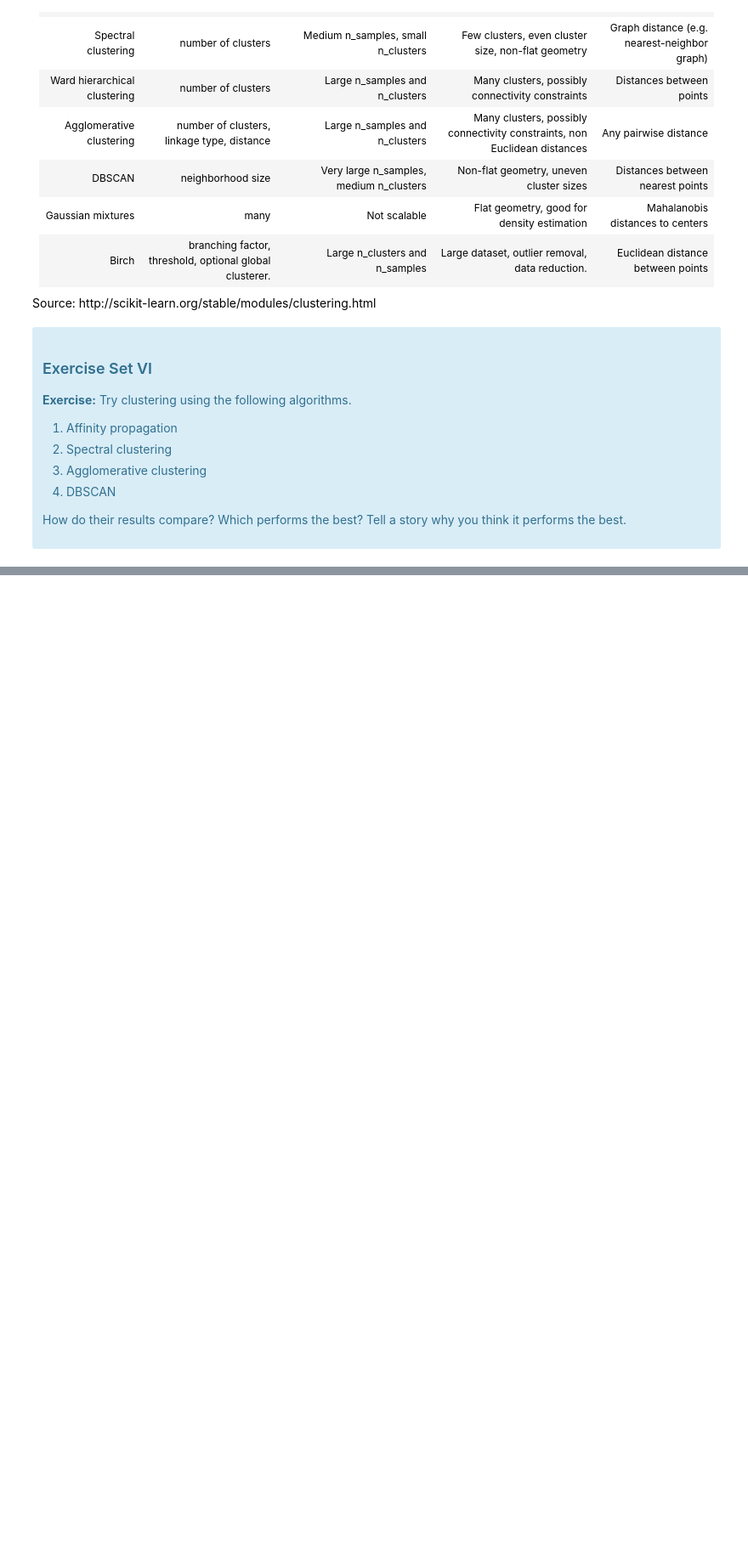
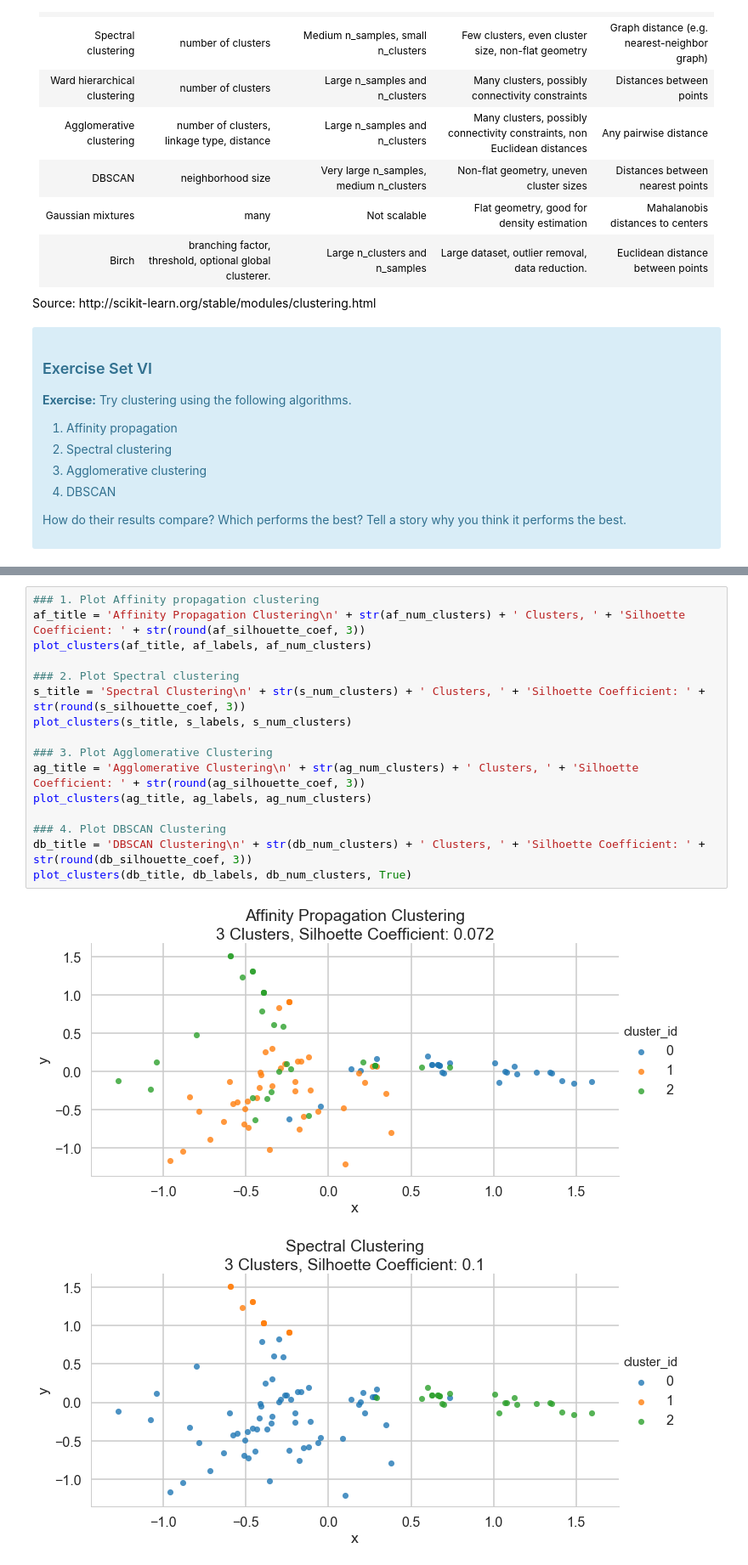
Before and after one commit to karlphillip/DataScience, a Jupyter notebook: Smaller Projects/clustering_customer_segmentation_ml/Mini_Project_Clustering.ipynb, the cells around one changed output, grey strips where cells are left out. Shown at 85% size. Drawn from its saved outputs; the diff is of its cells as text; blank space fills up the shorter version.

Commit message:
Updated project clustering_customer_segmentation_ml.

```diff
--- a/Smaller Projects/clustering_customer_segmentation_ml/Mini_Project_Clustering.ipynb
+++ b/Smaller Projects/clustering_customer_segmentation_ml/Mini_Project_Clustering.ipynb
@@ -700,0 +795,19 @@ Source: http://scikit-learn.org/stable/modules/clustering.html
+# %%
+### 1. Plot Affinity propagation clustering
+af_title = 'Affinity Propagation Clustering\n' + str(af_num_clusters) + ' Clusters, ' + 'Silhoette Coefficient: ' + str(round(af_silhouette_coef, 3))
+plot_clusters(af_title, af_labels, af_num_clusters)
+
+### 2. Plot Spectral clustering
+s_title = 'Spectral Clustering\n' + str(s_num_clusters) + ' Clusters, ' + 'Silhoette Coefficient: ' + str(round(s_silhouette_coef, 3))
+plot_clusters(s_title, s_labels, s_num_clusters)
+
+### 3. Plot Agglomerative Clustering
+ag_title = 'Agglomerative Clustering\n' + str(ag_num_clusters) + ' Clusters, ' + 'Silhoette Coefficient: ' + str(round(ag_silhouette_coef, 3))
+plot_clusters(ag_title, ag_labels, ag_num_clusters)
+
+### 4. Plot DBSCAN Clustering
+db_title = 'DBSCAN Clustering\n' + str(db_num_clusters) + ' Clusters, ' + 'Silhoette Coefficient: ' + str(round(db_silhouette_coef, 3))
+plot_clusters(db_title, db_labels, db_num_clusters, True)
+# %% [output]
+[figure, added]
+[figure, added]
```
Also changed, not shown: parts of 11 cells of this notebook.
